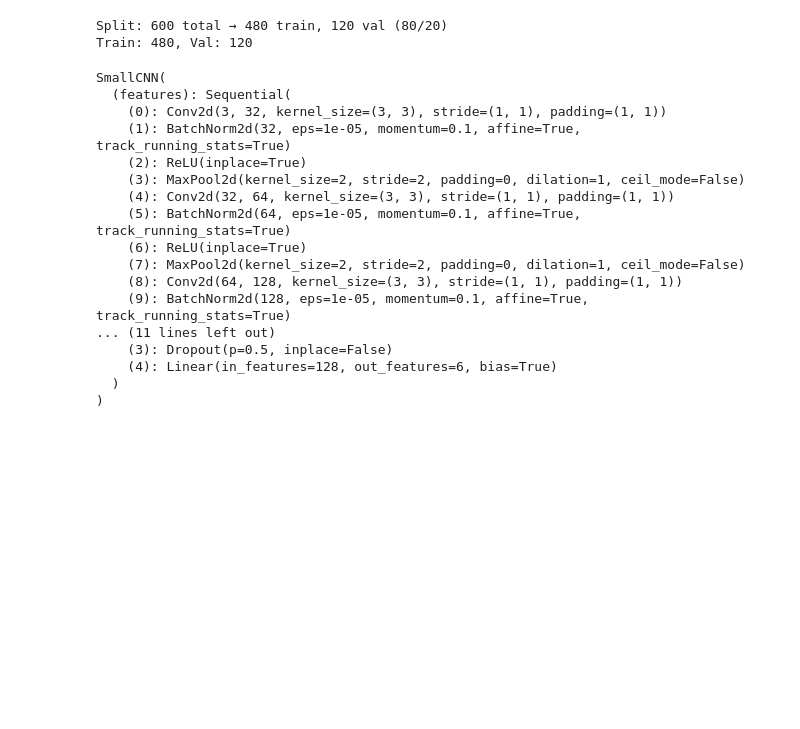
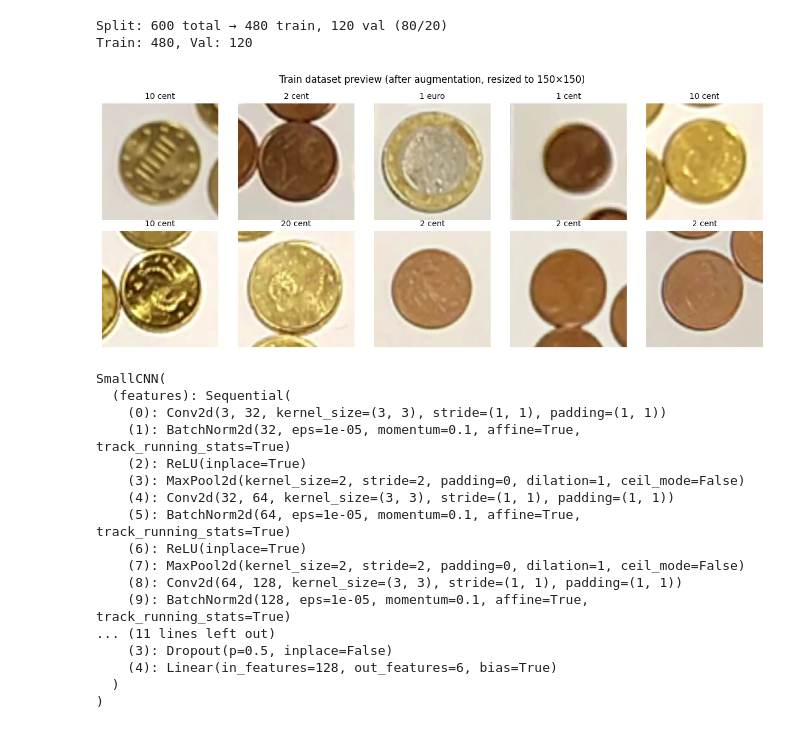
Before and after one commit to VidValda/realtime-coin-counter-svm-cht, a Jupyter notebook: coin_cnn_training.ipynb, the cells around one changed output. Cells and saved outputs as stored; diff of their text form; code cells hidden in the pictures; blank space fills up the shorter version.

```diff
--- a/coin_cnn_training.ipynb
+++ b/coin_cnn_training.ipynb
@@ -177,6 +169,25 @@ print(f"Train: {len(train_ds)}, Val: {len(val_ds)}")
 # %% [output]
 Split: 600 total → 480 train, 120 val (80/20)
 Train: 480, Val: 120
+# %%
+# Preview 10 random samples from train_ds after data augmentation
+fig, axes = plt.subplots(2, 5, figsize=(12, 5))
+indices = random.sample(range(len(train_ds)), 10)
+for i, ax in enumerate(axes.flat):
+    img_tensor, label = train_ds[indices[i]]
+    img_np = img_tensor.permute(1, 2, 0).cpu().numpy()
+    mean = np.array([0.485, 0.456, 0.406])
+    std = np.array([0.229, 0.224, 0.225])
+    img_np = img_np * std + mean
+    img_np = np.clip(img_np, 0, 1)
+    ax.imshow(img_np)
+    ax.set_title(CLASS_NAMES[label], fontsize=10)
+    ax.axis("off")
+plt.suptitle("Train dataset preview (after augmentation, resized to 150×150)", fontsize=12)
+plt.tight_layout()
+plt.show()
+# %% [output]
+[figure, added]
 # %%
 class SmallCNN(nn.Module):
     def __init__(self, num_classes=6):
```
Also changed, not shown: parts of 7 cells of this notebook, 2 other files.
